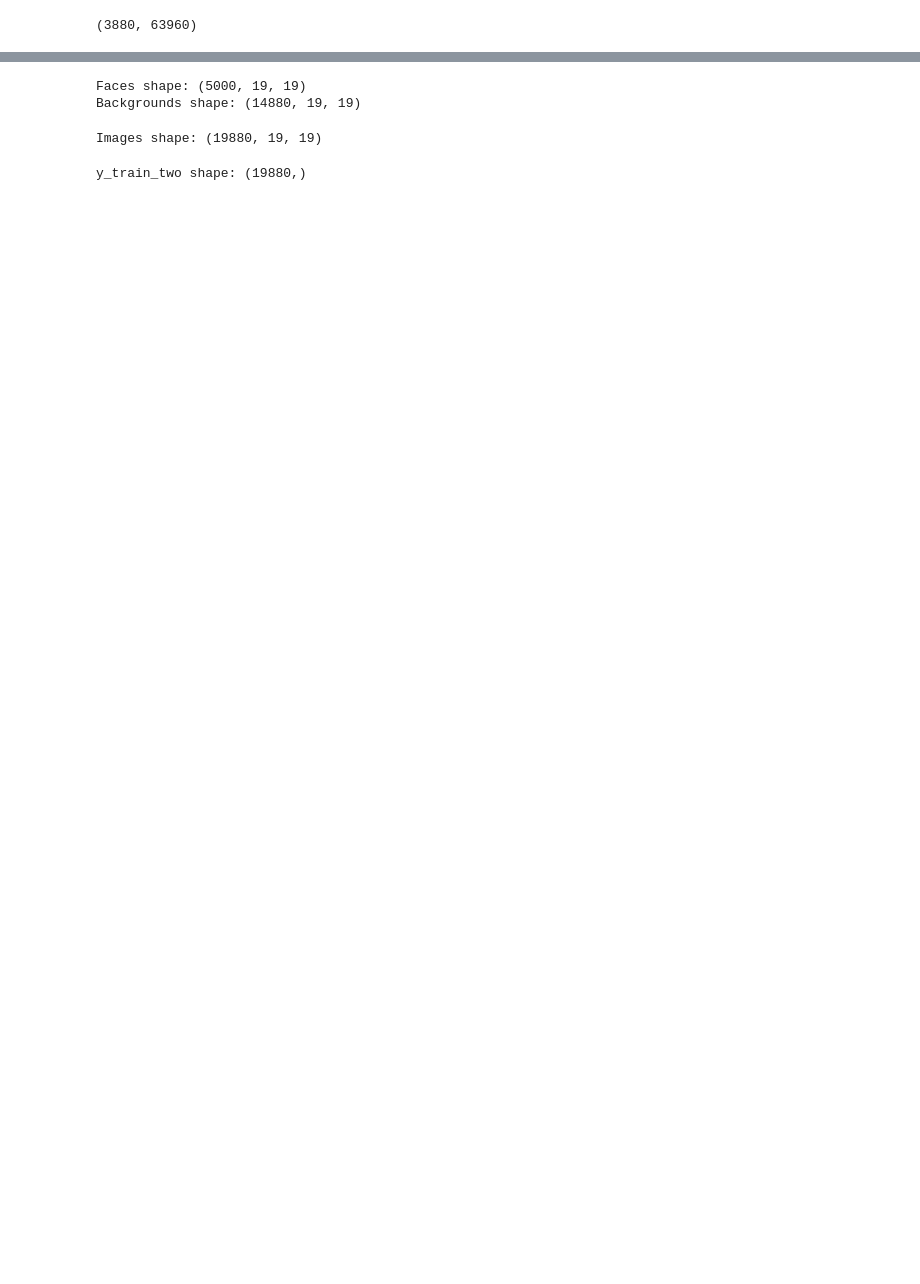
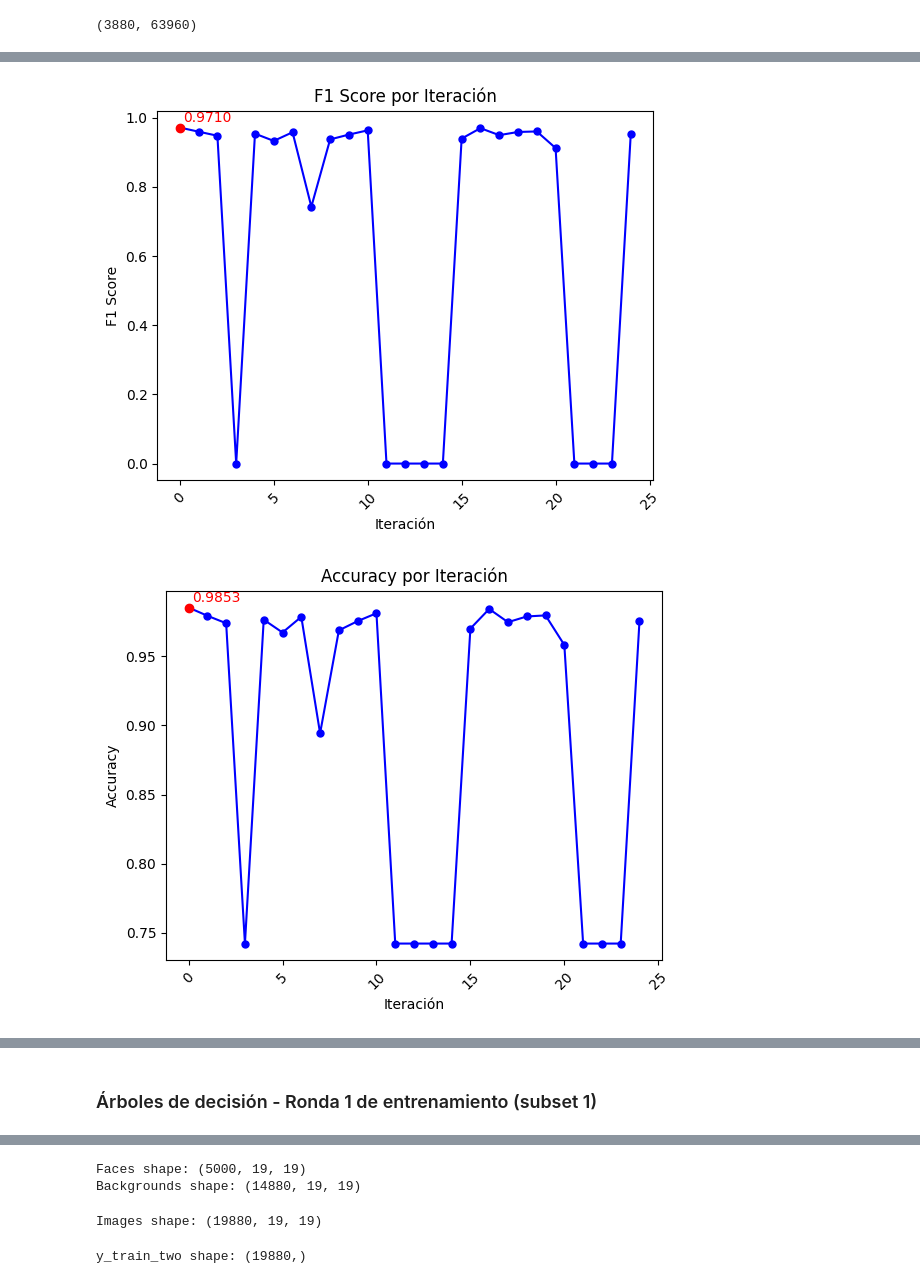
Before and after one commit to SantiagoTonarelli/Obligatorio-Machine-Learning-IA, a Jupyter notebook: Oliva-Severo-Tonarelli-Obligatorio.ipynb, the cells around one changed output, grey strips where cells are left out. Saved outputs shown, nothing was run; the diff lists cells and outputs as text; code cells hidden in the pictures; blank space fills up the shorter version.

```diff
--- a/Oliva-Severo-Tonarelli-Obligatorio.ipynb
+++ b/Oliva-Severo-Tonarelli-Obligatorio.ipynb
@@ -376,6 +435,6 @@ params_dist_gb = {
     'subsample': [0.8, 0.9, 1.0]
 }
 
-best_gb_model, features_indexes_gb, best_gb_results = classifierOptimizer("Gradient Boosting", X_train, y_train, params_dist_gb, GradientBoostingClassifier(random_state=42))
+best_gb_model, features_indexes_gb, best_gb_results, results_dataframe_gb, cv_results_gb, best_index_gb = classifierOptimizer("Gradient Boosting", X_train, y_train, params_dist_gb, GradientBoostingClassifier(random_state=42))
 # %% [output]
 Fitting 2 folds for each of 25 candidates, totalling 50 fits
@@ -397,0 +474,7 @@ F1 Score (entrenamiento): 0.9685598053888366
+# %%
+plot_metric_score_results(results_dataframe_gb, best_index_gb, 'F1 Score', 'f1_score')
+plot_metric_score_results(results_dataframe_gb, best_index_gb, 'Accuracy', 'accuracy')
+plot_metric_score_results(results_dataframe_gb, best_index_gb, 'Precision', 'precision')
+# %% [output]
+[figure, added]
+[figure, added]
@@ -398,3 +482,5 @@ F1 Score (entrenamiento): 0.9685598053888366
+# %% [markdown]
+### Árboles de decisión - Ronda 1 de entrenamiento (subset 1)
 # %%
 params_dist_dt = {
     'max_depth': [None, 10, 20, 30],
```
Also changed, not shown: parts of 70 cells of this notebook, 13 other files.
